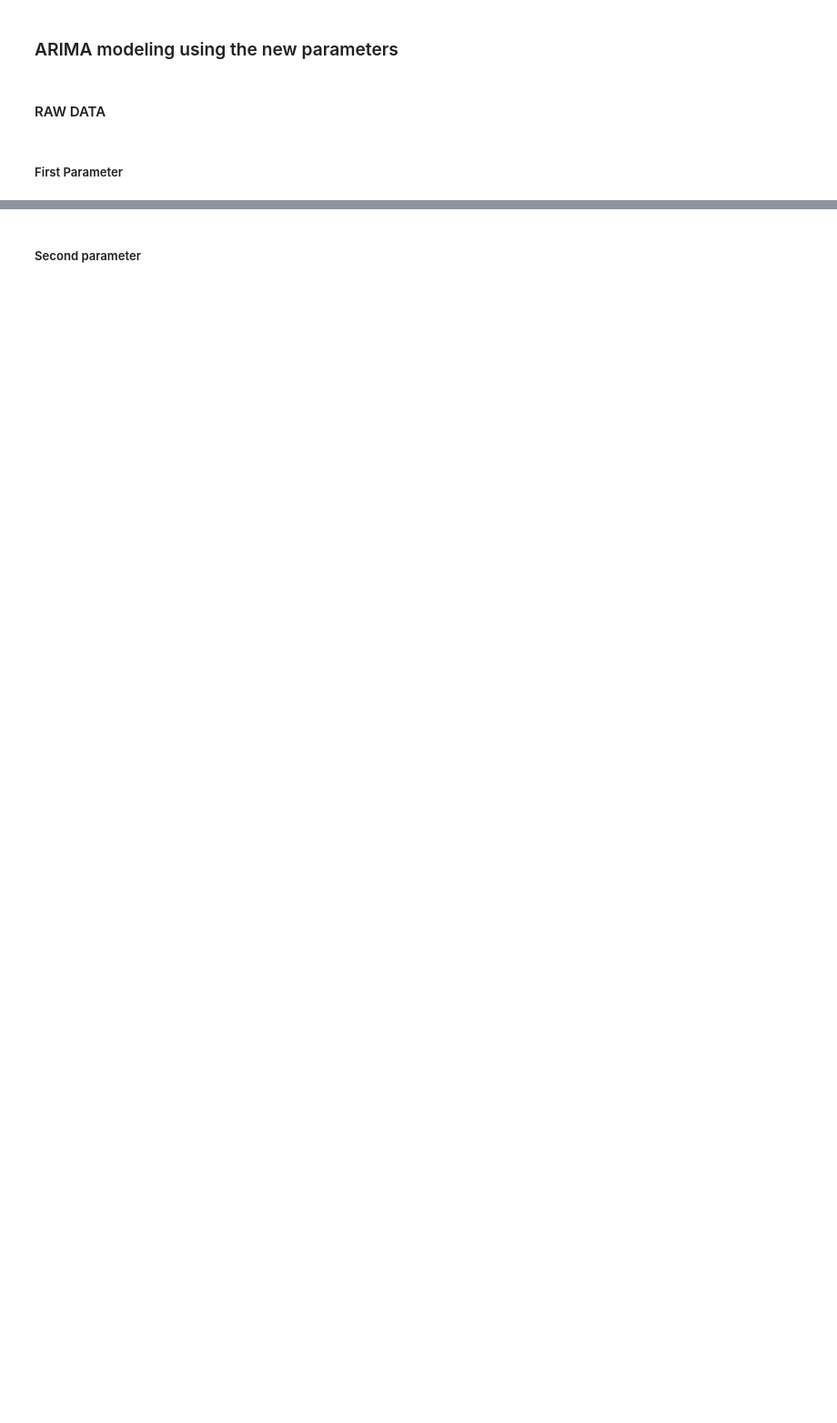
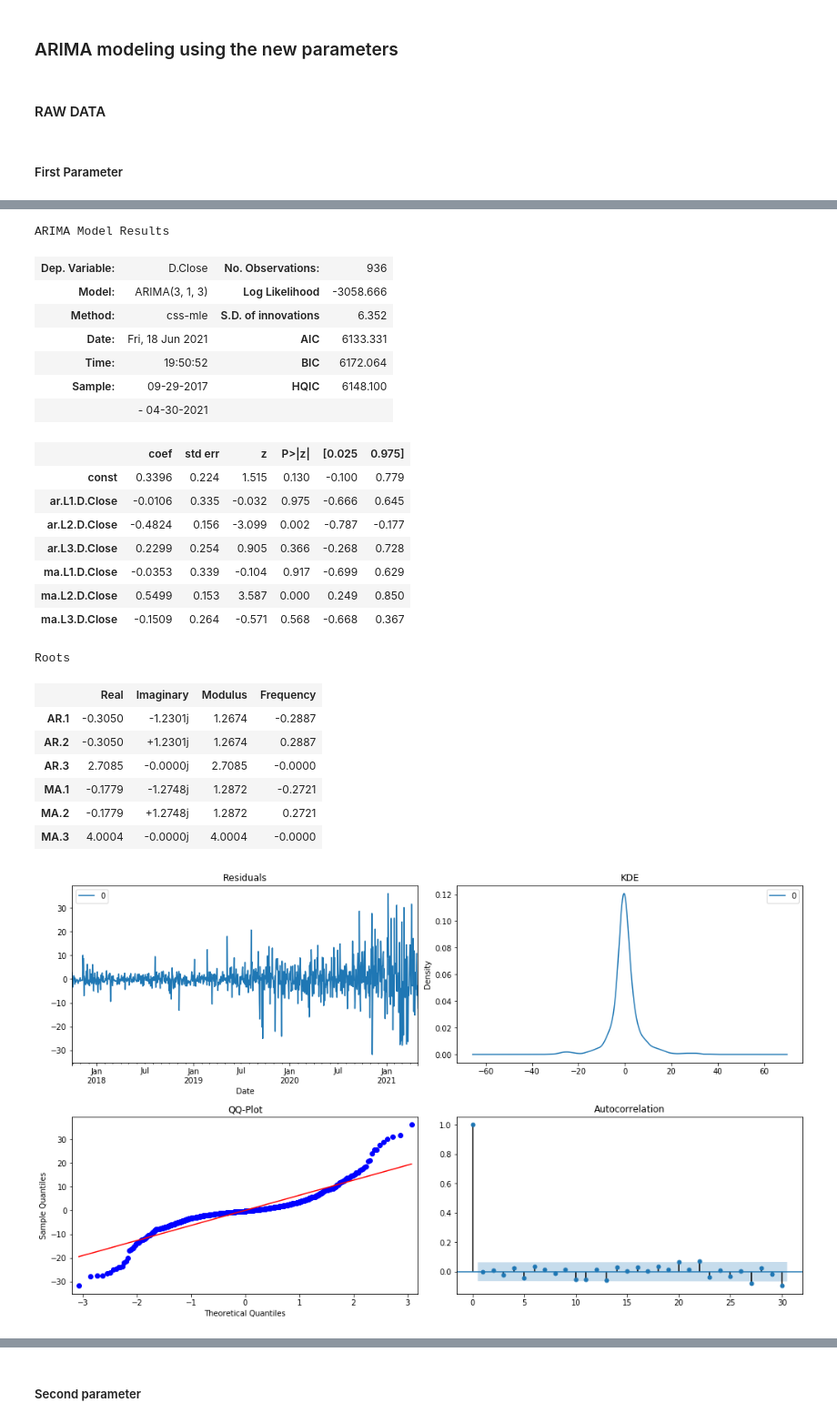
Before and after one commit to stevenkyle2013/Capstone, a Jupyter notebook: Main.ipynb, the cells around one changed output, grey strips where cells are left out. Shown at 91% size. Cells and saved outputs as stored; diff of their text form; code cells hidden in the pictures; blank space fills up the shorter version.

Commit message:
Save before running model again, still modeling

```diff
--- a/Main.ipynb
+++ b/Main.ipynb
@@ -163,3 +163,39 @@ def Grid_Auto_bot(data, order_list):
     ans_df['aic'] = pd.to_numeric(ans_df['aic'])
 
     return ans_df
+# %%
+# This function will do an arima model using the order that is put in and will display the
+# residual diagnostics and predictions
+
+def ArimaModelDiagnostics(data,order,pred_start):
+    # Making the train ARIMA model
+    Train_model = ARIMA(data,
+                        order=order,
+                        freq='B')
+    train_output = Train_model.fit()
+
+    # Shows the train model summary
+    print('Train_model summary')
+    display(train_output.summary());
+
+    # Plotting the residuals for the model
+    residuals = pd.DataFrame(train_output.resid)
+
+    fig1, axes = plt.subplots(figsize=(14,8),nrows=2, ncols=2)
+    fig1.tight_layout(pad=1, w_pad=2, h_pad=5)
+
+    residuals.plot(ax=axes[0,0])
+    residuals.plot(kind='kde',ax=axes[0,1])
+    plot_acf(residuals, ax=axes[1,1]);
+    qqplot(train_output.resid,line='s',ax=axes[1,0]);
+
+    axes[0,0].set_title('Residuals');
+    axes[0,1].set_title('KDE');
+    axes[1,0].set_title('QQ-Plot');
+
+    # Plotting the Predictions of the model
+    fig2, ax = plt.subplots(figsize=(12,8))
+    fig2 = train_output.plot_predict(start=pred_start,ax=ax);
+    ax.set_title('Predictions of the model');
+    ax.set_ylabel('Closing Price');
+    ax.set_xlabel('Date');
@@ -1096,0 +1103,4 @@ Freq: B, dtype: float64
+# %%
+# Testing the First set of parameters
+ArimaModelDiagnostics(Train['Close'], order=raw_order_1, pred_start='2021-01-01')
+# %% [output]
@@ -1096,0 +1108,25 @@ Freq: B, dtype: float64
+ARIMA Model Results
+| Dep. Variable: | D.Close | No. Observations: | 936 |
+| Model: | ARIMA(3, 1, 3) | Log Likelihood | -3058.666 |
+| Method: | css-mle | S.D. of innovations | 6.352 |
+| Date: | Fri, 18 Jun 2021 | AIC | 6133.331 |
+| Time: | 19:50:52 | BIC | 6172.064 |
+| Sample: | 09-29-2017 | HQIC | 6148.100 |
+|  | - 04-30-2021 |  |  |
+|  | coef | std err | z | P>|z| | [0.025 | 0.975] |
+| const | 0.3396 | 0.224 | 1.515 | 0.130 | -0.100 | 0.779 |
+| ar.L1.D.Close | -0.0106 | 0.335 | -0.032 | 0.975 | -0.666 | 0.645 |
+| ar.L2.D.Close | -0.4824 | 0.156 | -3.099 | 0.002 | -0.787 | -0.177 |
+| ar.L3.D.Close | 0.2299 | 0.254 | 0.905 | 0.366 | -0.268 | 0.728 |
+| ma.L1.D.Close | -0.0353 | 0.339 | -0.104 | 0.917 | -0.699 | 0.629 |
+| ma.L2.D.Close | 0.5499 | 0.153 | 3.587 | 0.000 | 0.249 | 0.850 |
+| ma.L3.D.Close | -0.1509 | 0.264 | -0.571 | 0.568 | -0.668 | 0.367 |
+Roots
+|  | Real | Imaginary | Modulus | Frequency |
+| AR.1 | -0.3050 | -1.2301j | 1.2674 | -0.2887 |
+| AR.2 | -0.3050 | +1.2301j | 1.2674 | 0.2887 |
+| AR.3 | 2.7085 | -0.0000j | 2.7085 | -0.0000 |
+| MA.1 | -0.1779 | -1.2748j | 1.2872 | -0.2721 |
+| MA.2 | -0.1779 | +1.2748j | 1.2872 | 0.2721 |
+| MA.3 | 4.0004 | -0.0000j | 4.0004 | -0.0000 |
+[figure, added]
```
Also changed, not shown: parts of 30 cells of this notebook.
